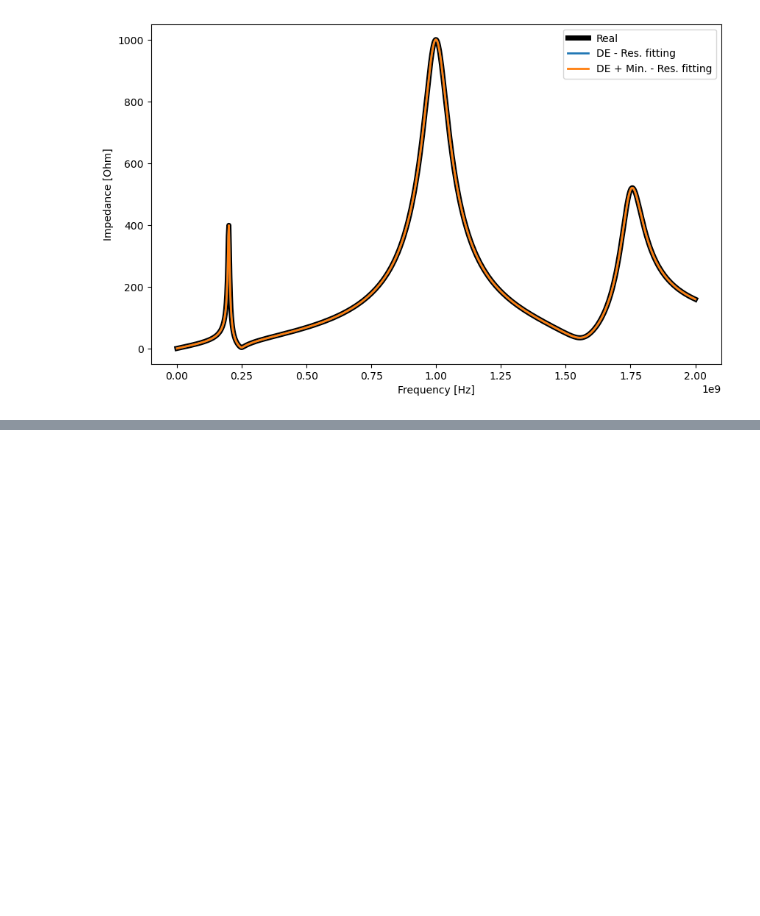
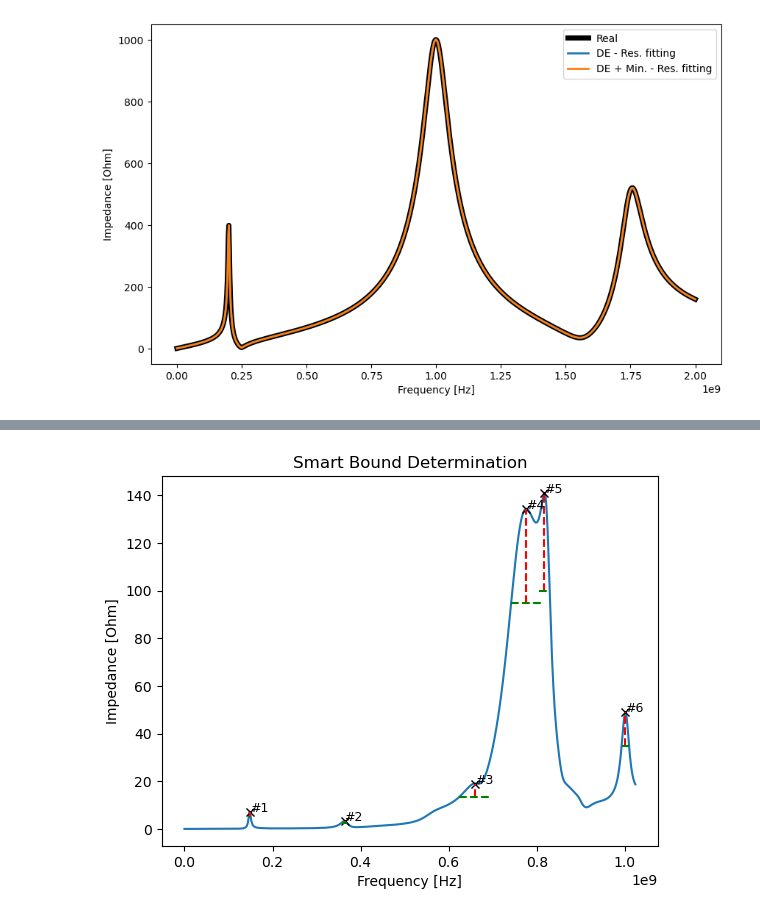
Before and after one commit to ImpedanCEI/IDDEFIX, a Jupyter notebook: examples/005_cmaes_examples.ipynb, the cells around one changed output, grey strips where cells are left out. Saved outputs shown, nothing was run; the diff lists cells and outputs as text; code cells hidden in the pictures; blank space fills up the shorter version.

```diff
--- a/examples/005_cmaes_examples.ipynb
+++ b/examples/005_cmaes_examples.ipynb
@@ -109,0 +147,14 @@ plt.legend()
+# %%
+# Bounds on resonators parameters
+""" In this example, we will use the SmartBoundDetermination class to determine the bounds on the resonators parameters.
+By using SmartBoundDetermination ther is no need to specify the bounds manually."""
+
+SBD_parameterBound = iddefix.SmartBoundDetermination(frequency, impedance.real, minimum_peak_height=2)
+
+parameterBounds = SBD_parameterBound.find()
+
+N_resonators = SBD_parameterBound.N_resonators
+# %%
+SBD_parameterBound.inspect()
+# %% [output]
+[figure, added]
```
Also changed, not shown: parts of 21 cells of this notebook.
